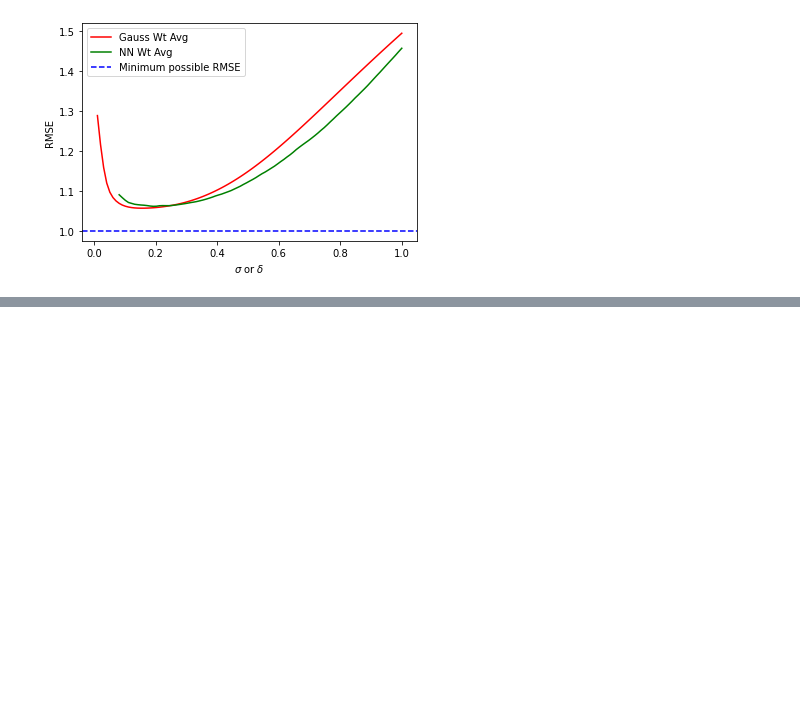
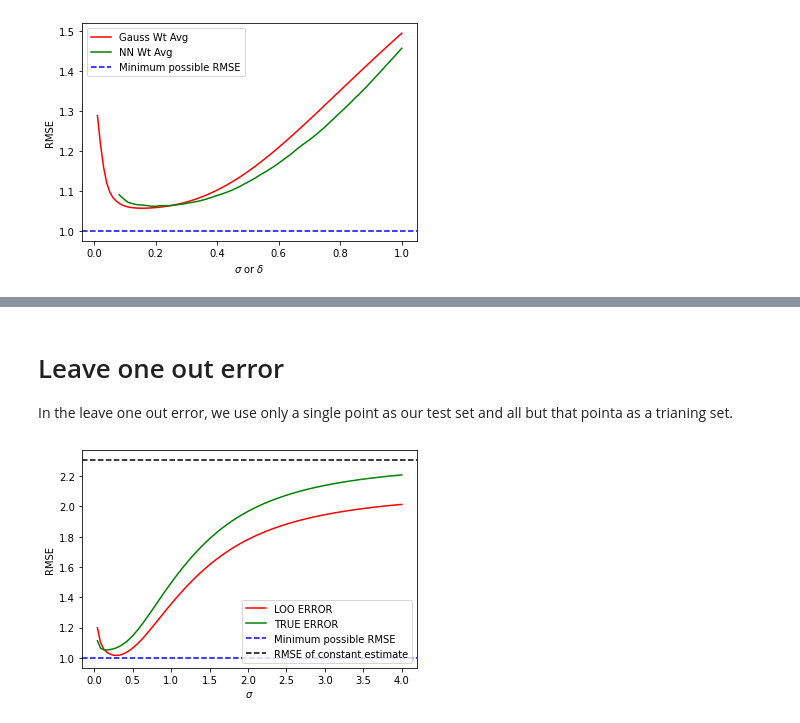
Before and after one commit to mcnica89/DATA6100, a Jupyter notebook: Weighted_Average_Estimates.ipynb, the cells around one changed output, grey strips where cells are left out. Saved outputs shown, nothing was run; the diff lists cells and outputs as text; code cells hidden in the pictures; blank space fills up the shorter version.

```diff
--- a/Weighted_Average_Estimates.ipynb
+++ b/Weighted_Average_Estimates.ipynb
@@ -174,0 +252,48 @@ plot_RMSE_vs_Val(0.00001,1,show_const=False)
+# %% [markdown]
+# Leave one out error
+
+In the leave one out error, we use only a single point as our test set and all but that pointa as a trianing set.
+# %%
+def plot_LOO_RMSE_vs_Val(min_val,max_val,show_const=True):
+  my_sigma_array = np.linspace(min_val,max_val,100)
+  Gauss_RMSE_true_array = np.zeros_like(my_sigma_array)
+  Gauss_RMSE_LOO_array = np.zeros_like(my_sigma_array)
+
+  for i,my_sigma in enumerate(list(my_sigma_array)):
+    LOO_sq_err = np.zeros(N)
+    for j in range(N):
+      X_train = np.delete(X,j)
+      Y_train = np.delete(Y,j)
+      X_test = X[j]
+      Y_test = Y[j]
+      X_test_estimate = wt_avg_est(x=X_test,wt_func=partial(gauss_wt,sigma=my_sigma),dataX=X_train,dataY=Y_train)
+      LOO_sq_err[j] = (X_test_estimate - Y_test)**2
+
+    Gauss_RMSE_LOO_array[i] =np.sqrt(np.mean(LOO_sq_err))
+
+    Gauss_estimates = wt_avg_est(x=x_axis,wt_func=partial(gauss_wt,sigma=my_sigma),dataX=X_train,dataY=Y_train)
+    Gauss_RMSE_true = np.sqrt( np.mean( secret_sd_func(x_axis)**2 + (secret_mean_func(x_axis) - Gauss_estimates)**2 ))
+    Gauss_RMSE_true_array[i] = Gauss_RMSE_true
+
+
+
+  plt.xlabel("$\sigma$")
+  plt.ylabel("RMSE")
+  plt.plot(my_sigma_array,Gauss_RMSE_LOO_array,'r',label='LOO ERROR')
+  plt.plot(my_sigma_array,Gauss_RMSE_true_array,'g',label='TRUE ERROR')
+
+
+  minimum_RMSE = np.sqrt( np.mean( secret_sd_func(X_test)**2 + 0 ))
+  plt.axhline(y=minimum_RMSE, color='b', linestyle='--', label='Minimum possible RMSE')
+
+  const_estimate = np.mean(Y_train)
+  const_estimate_RMSE = np.sqrt( np.mean( secret_sd_func(x_axis)**2 + (secret_mean_func(x_axis) - const_estimate)**2 ))
+  if show_const==True:
+    plt.axhline(y=const_estimate_RMSE, color='k', linestyle='--', label='RMSE of constant estimate')
+
+
+  plt.legend()
+
+plot_LOO_RMSE_vs_Val(0.0001,4)
+# %% [output]
+[figure, added]
```
Also changed, not shown: parts of 5 cells of this notebook.
